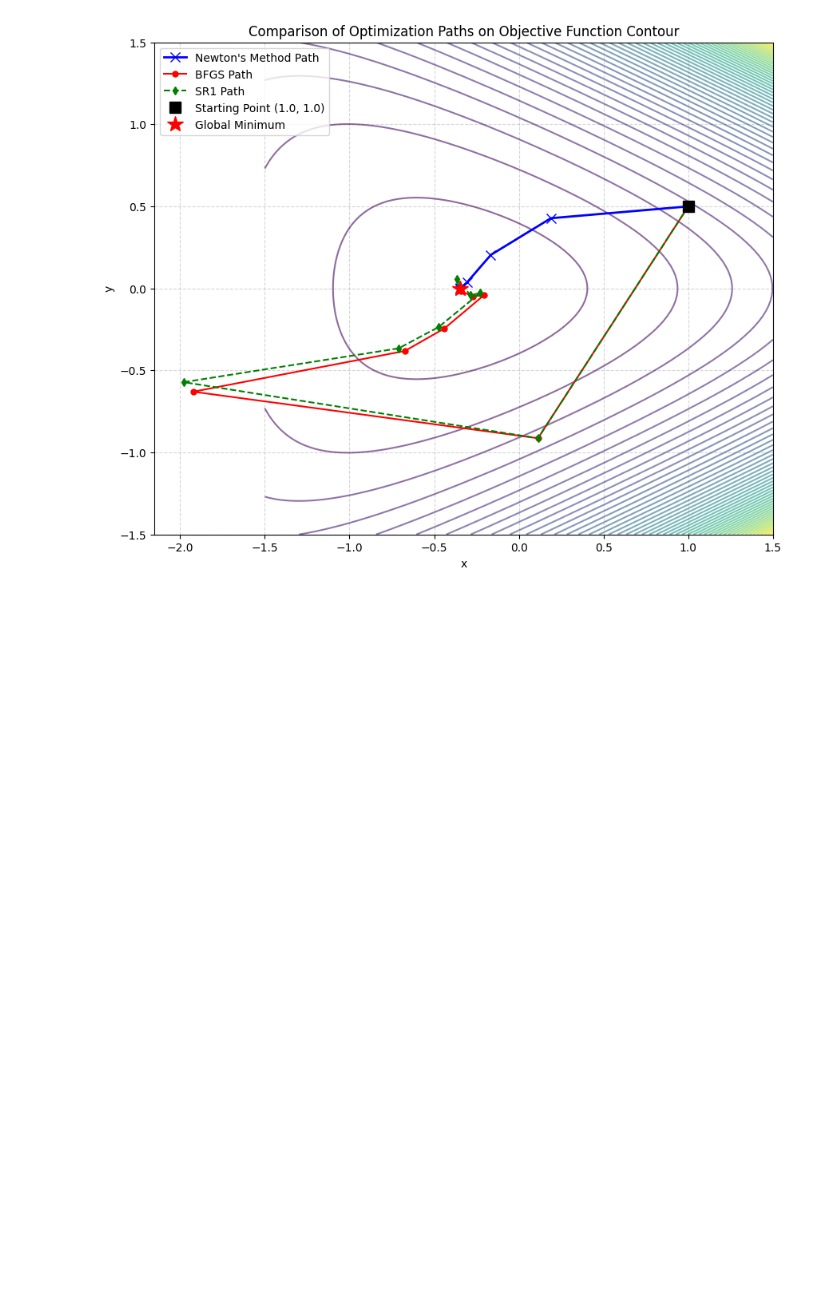
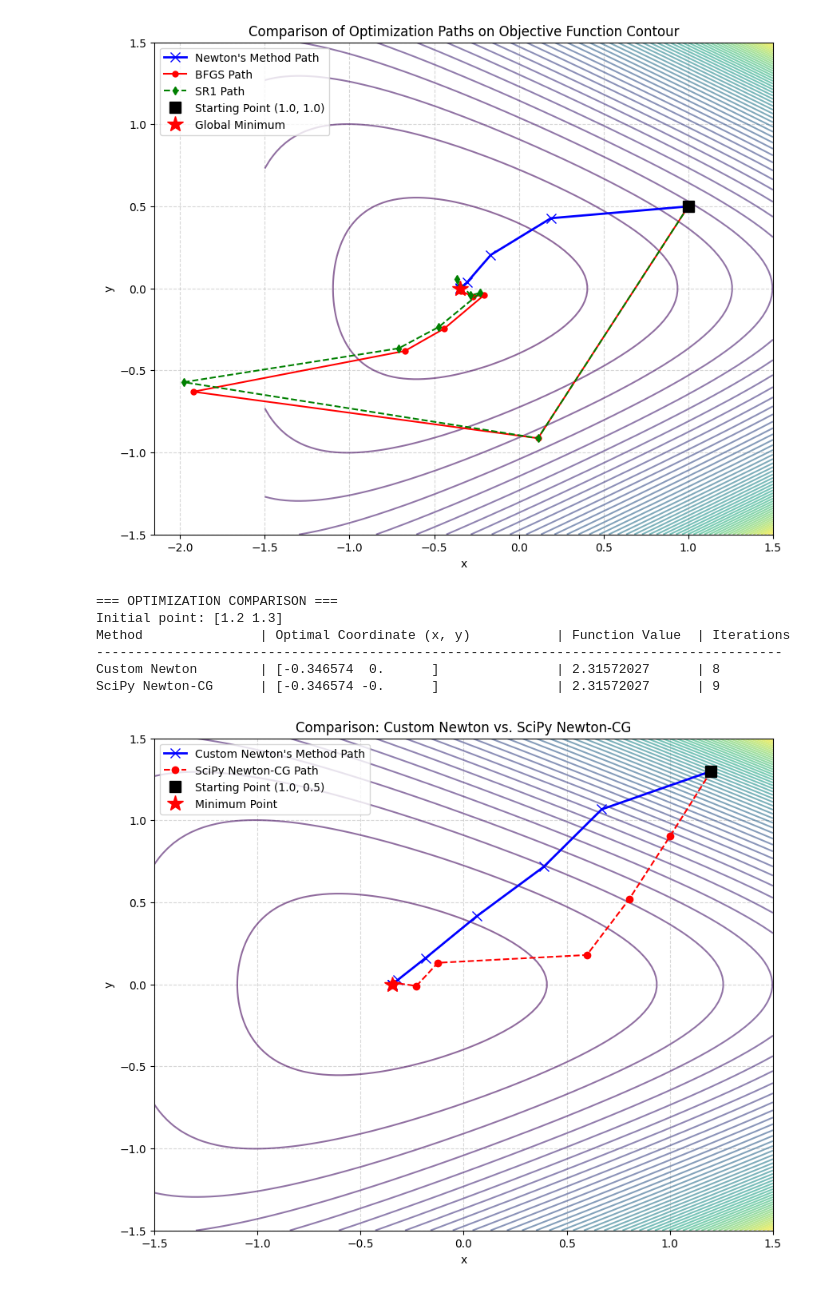
Before and after one commit to luisberlioz/ziyuan, a Jupyter notebook: OptimizacionNumericaMaestria/Metodos_de_Segundo_Orden.ipynb, the cells around one changed output. Drawn from its saved outputs; the diff is of its cells as text; code cells hidden in the pictures; blank space fills up the shorter version.

```diff
--- a/OptimizacionNumericaMaestria/Metodos_de_Segundo_Orden.ipynb
+++ b/OptimizacionNumericaMaestria/Metodos_de_Segundo_Orden.ipynb
@@ -335,3 +335,82 @@ plt.grid(True, linestyle='--', alpha=0.5)
 plt.show()
 # %% [output]
 [figure]
+# %%
+import numpy as np
+import matplotlib.pyplot as plt
+from scipy.optimize import minimize
+
+# 1. Adapt functions to take 1D vector inputs for minimize()
+def f_vec(v):
+    return objective_function(v[0], v[1])
+
+def grad_vec(v):
+    return gradient(v[0], v[1])
+
+def hess_vec(v):
+    return hessian(v[0], v[1])
+
+# Define starting point
+start_point = np.array([1.2, 1.3])
+
+# 2. Run custom Newton's Method
+# Ensure global variables 'start' are set as expected by the custom newtons implementation
+start = start_point
+path_custom_newton, values_custom_newton = newtons(f_vec, grad_f, hess_f, start_point)
+final_custom_newton = path_custom_newton[-1]
+
+# 3. Run SciPy's Newton-CG
+path_scipy_ncg = [start_point.copy()]
+def callback_scipy(xk):
+    path_scipy_ncg.append(xk.copy())
+
+res_scipy = minimize(
+    fun=f_vec,
+    x0=start_point,
+    jac=grad_vec,
+    hess=hess_vec,
+    method='Newton-CG',
+    callback=callback_scipy
+)
+path_scipy_ncg = np.array(path_scipy_ncg)
+final_scipy_ncg = res_scipy.x
+
+# 4. Print Comparison Table
+print("=== OPTIMIZATION COMPARISON ===")
+print(f"Initial point: {start_point}")
+print(f"{'Method':<20} | {'Optimal Coordinate (x, y)':<35} | {'Function Value':<15} | {'Iterations':<10}")
+print("-" * 88)
+print(f"{'Custom Newton':<20} | {str(np.round(final_custom_newton, 6)):<35} | {f_vec(final_custom_newton):<15.8f} | {len(path_custom_newton)-1:<10}")
+print(f"{'SciPy Newton-CG':<20} | {str(np.round(final_scipy_ncg, 6)):<35} | {res_scipy.fun:<15.8f} | {res_scipy.nit:<10}")
+
+# 5. Plot comparison trajectories on the contour plot
+x_grid = np.linspace(-1.5, 1.5, 100)
+y_grid = np.linspace(-1.5, 1.5, 100)
+X_m, Y_m = np.meshgrid(x_grid, y_grid)
+Z_m = objective_function(X_m, Y_m)
+
+plt.figure(figsize=(10, 8))
+plt.contour(X_m, Y_m, Z_m, levels=50, cmap='viridis', alpha=0.6)
+
+# Plot paths
+plt.plot(path_custom_newton[:, 0], path_custom_newton[:, 1], 'x-', color='blue', label="Custom Newton's Method Path", markersize=8, linewidth=2)
+plt.plot(path_scipy_ncg[:, 0], path_scipy_ncg[:, 1], 'o--', color='red', label="SciPy Newton-CG Path", markersize=6, linewidth=1.5)
+
+# Highlight starting and ending points
+plt.plot(start_point[0], start_point[1], 'ks', markersize=10, label='Starting Point (1.0, 0.5)')
+plt.plot(final_custom_newton[0], final_custom_newton[1], 'r*', markersize=15, label='Minimum Point')
+
+plt.xlabel('x')
+plt.ylabel('y')
+plt.title("Comparison: Custom Newton vs. SciPy Newton-CG")
+plt.legend(loc='upper left')
+plt.grid(True, linestyle='--', alpha=0.5)
+plt.show()
+# %% [output]
+=== OPTIMIZATION COMPARISON ===
+Initial point: [1.2 1.3]
+Method               | Optimal Coordinate (x, y)           | Function Value  | Iterations
+----------------------------------------------------------------------------------------
+Custom Newton        | [-0.346574  0.      ]               | 2.31572027      | 8
+SciPy Newton-CG      | [-0.346574 -0.      ]               | 2.31572027      | 9
+[figure, added]
```
